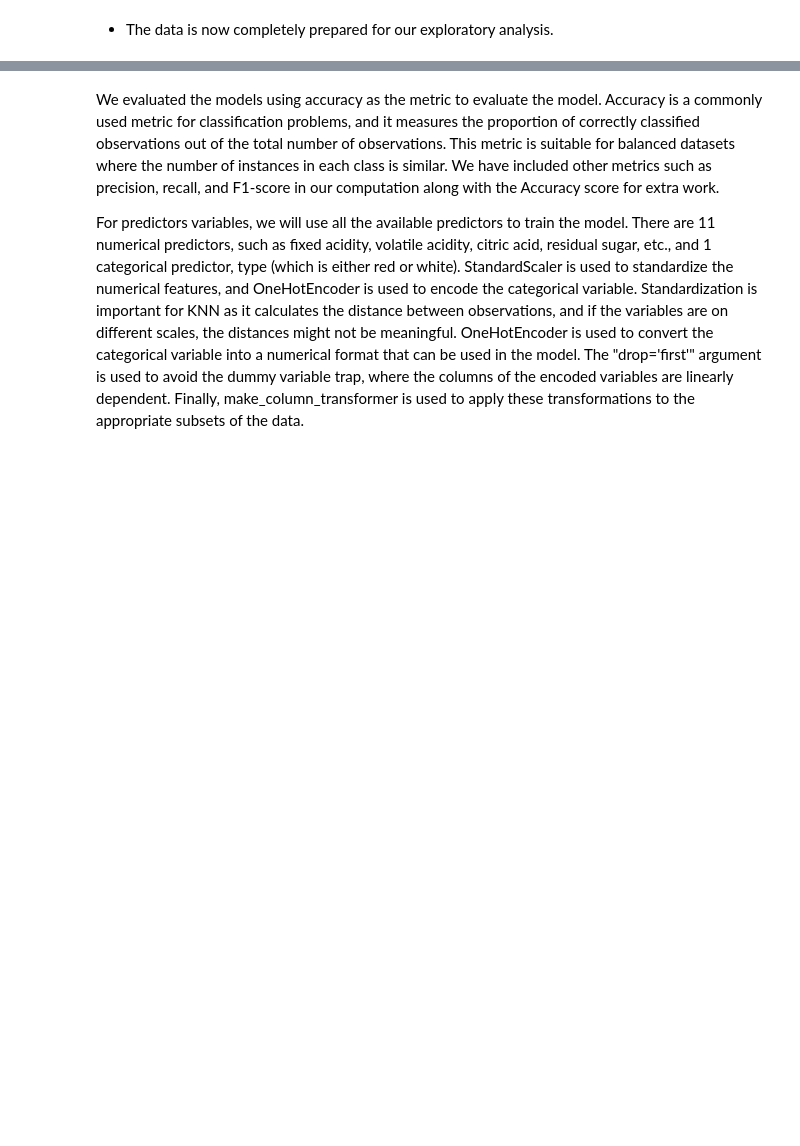
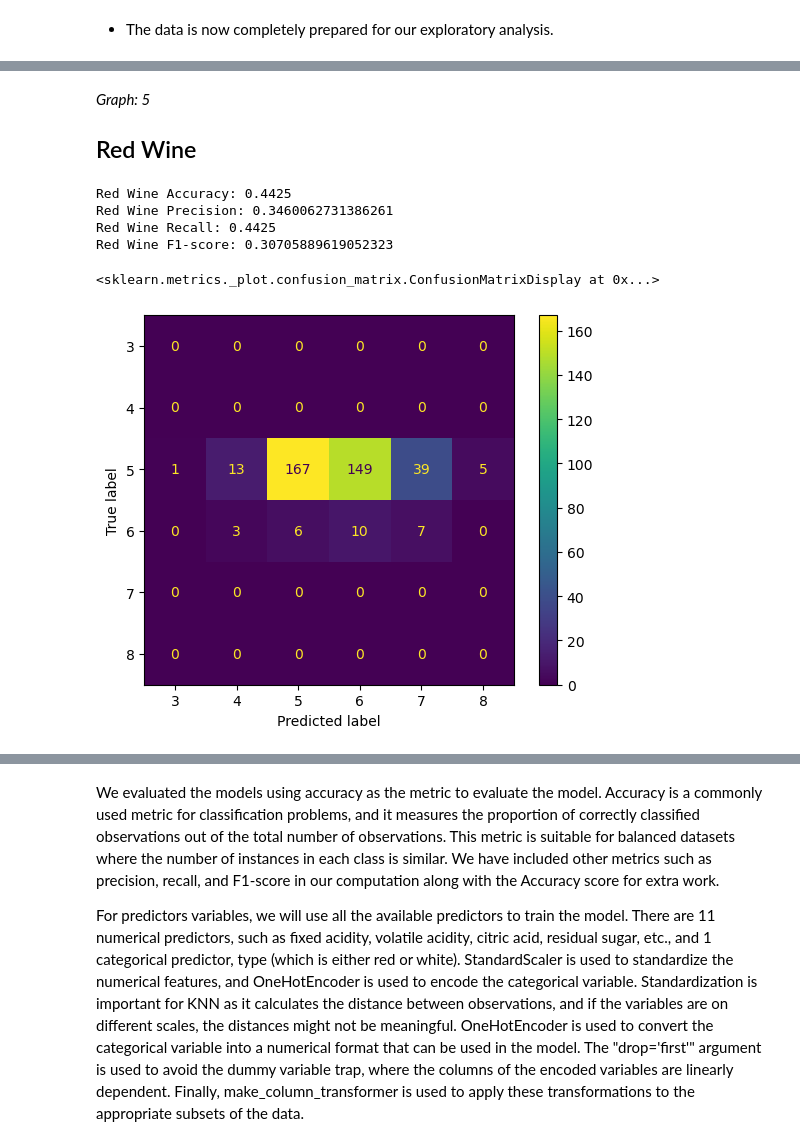
Before and after one commit to macy-k/group-3-DSCI-project, a Jupyter notebook: ProjectReport.ipynb, the cells around one changed output, grey strips where cells are left out. Saved outputs shown, nothing was run; the diff lists cells and outputs as text; code cells hidden in the pictures; blank space fills up the shorter version.

```diff
--- a/ProjectReport.ipynb
+++ b/ProjectReport.ipynb
@@ -274,12 +354,12 @@ X_train_raw, X_test_raw, y_train, y_test = train_test_split(X, y, test_size=0.25
 # splits for red wine data
 X_red = data_red.drop(['quality', 'type'], axis=1)
 y_red = data_red['quality']
-X_train_red_raw, X_test_red_raw, y_train_red, y_test_red = train_test_split(X_red, y_red, test_size=0.25, random_state=123)
+X_train_red_raw, X_test_red, y_train_red, y_test_red = train_test_split(X_red, y_red, test_size=0.25, random_state=123)
 
 #splits for white wine data
 X_white = data_white.drop(['quality', 'type'], axis=1)
 y_white = data_white['quality']
-X_train_white_raw, X_test_white_raw, y_train_white, y_test_white = train_test_split(X_white, y_white, test_size=0.25, random_state=123)
+X_train_white_raw, X_test_white, y_train_white, y_test_white = train_test_split(X_white, y_white, test_size=0.25, random_state=123)
 # %% [markdown]
 * After this we will preprocess and scale the raw X data for each dataset. For the concatenated dataset we will also use OneHotEncoder so that we can incorporate the type of wine as a numerical feature in our models. We also know from *Array 1* that there are no missing values in our data, so we don't have to remove any in our preprocessing step.
 # %%
@@ -398,0 +538,14 @@ The score results show that our new 'k' value of 1 is better than our old 'k' va
+# %% [markdown]
+*Graph: 5*
+
+## Red Wine
+# %%
+scores(wine_red_trained_pred, y_test_red, "Red Wine")
+matrix(wine_red_trained_pred, y_test_red, wine_red_trained)
+# %% [output]
+Red Wine Accuracy: 0.4425
+Red Wine Precision: 0.3460062731386261
+Red Wine Recall: 0.4425
+Red Wine F1-score: 0.30705889619052323
+<sklearn.metrics._plot.confusion_matrix.ConfusionMatrixDisplay at 0x...>
+[figure, added]
```
Also changed, not shown: parts of 36 cells of this notebook, 1 other file.
